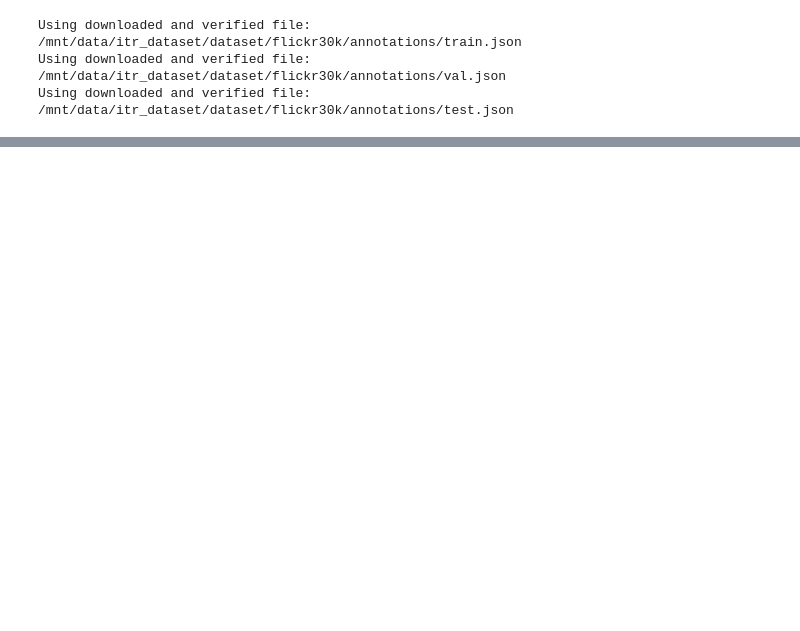
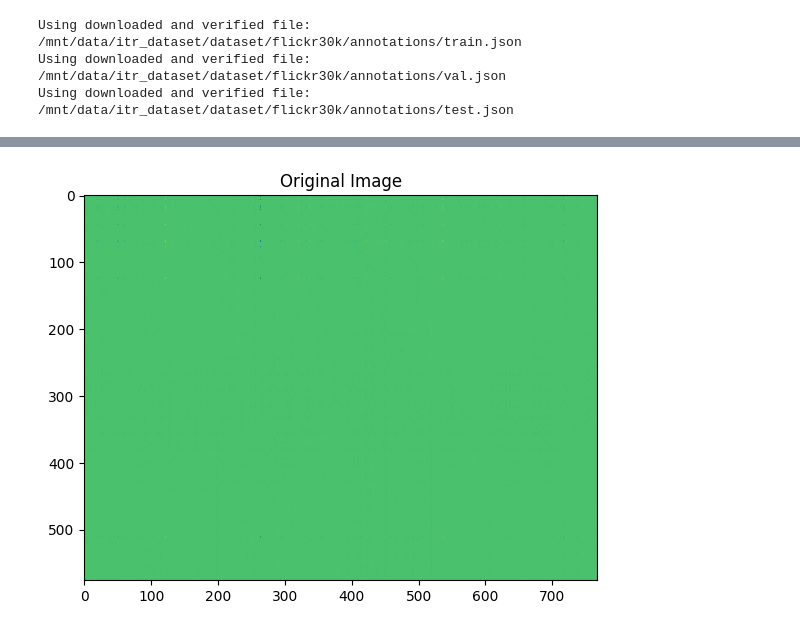
Before and after one commit to hchautran/HypCLIP, a Jupyter notebook: lab.ipynb, the cells around one changed output, grey strips where cells are left out. Cells and saved outputs as stored; diff of their text form; code cells hidden in the pictures; blank space fills up the shorter version.

```diff
--- a/lab.ipynb
+++ b/lab.ipynb
@@ -118,0 +181,9 @@ with torch.no_grad():
+# %%
+plt.figure(figsize=(10, 5))
+
+
+plt.imshow(a_big[0], cmap='viridis')
+plt.title('Original Image')
+plt.show()
+# %% [output]
+[figure, added]
```
Also changed, not shown: parts of 14 cells of this notebook, 9 other files.
